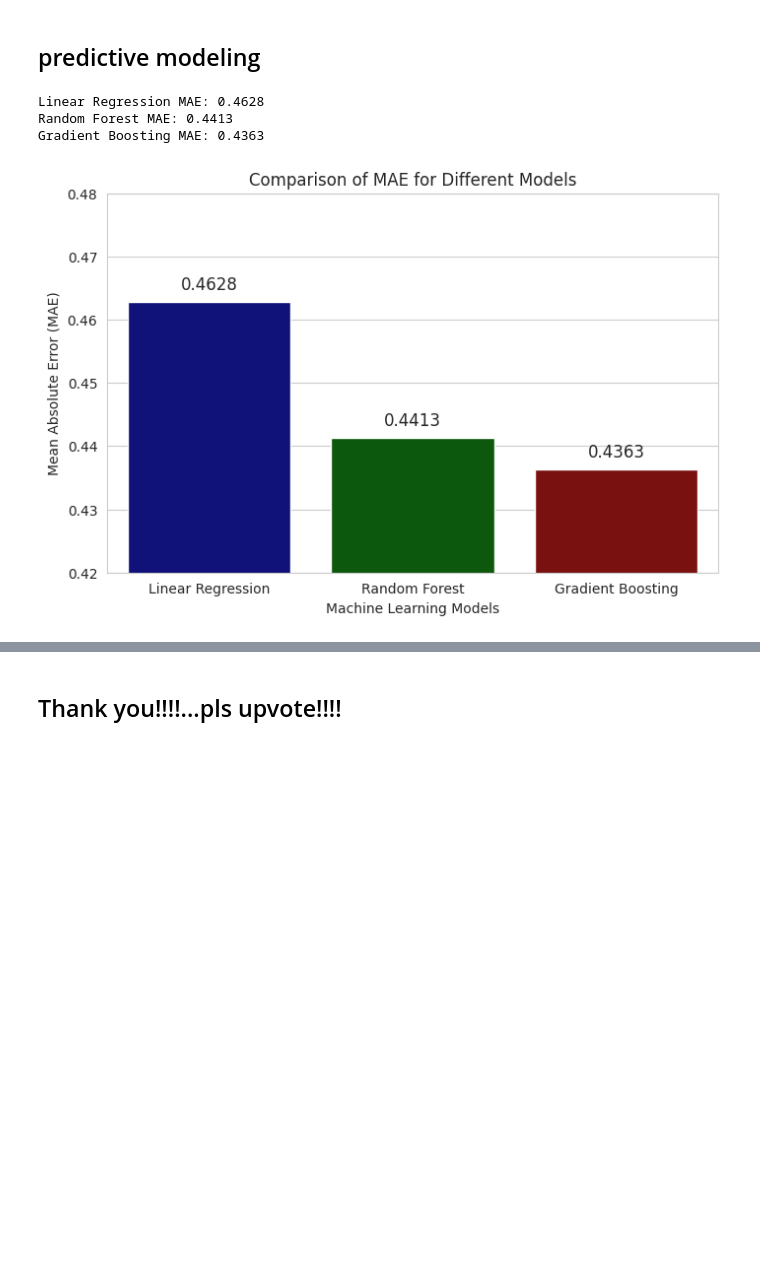
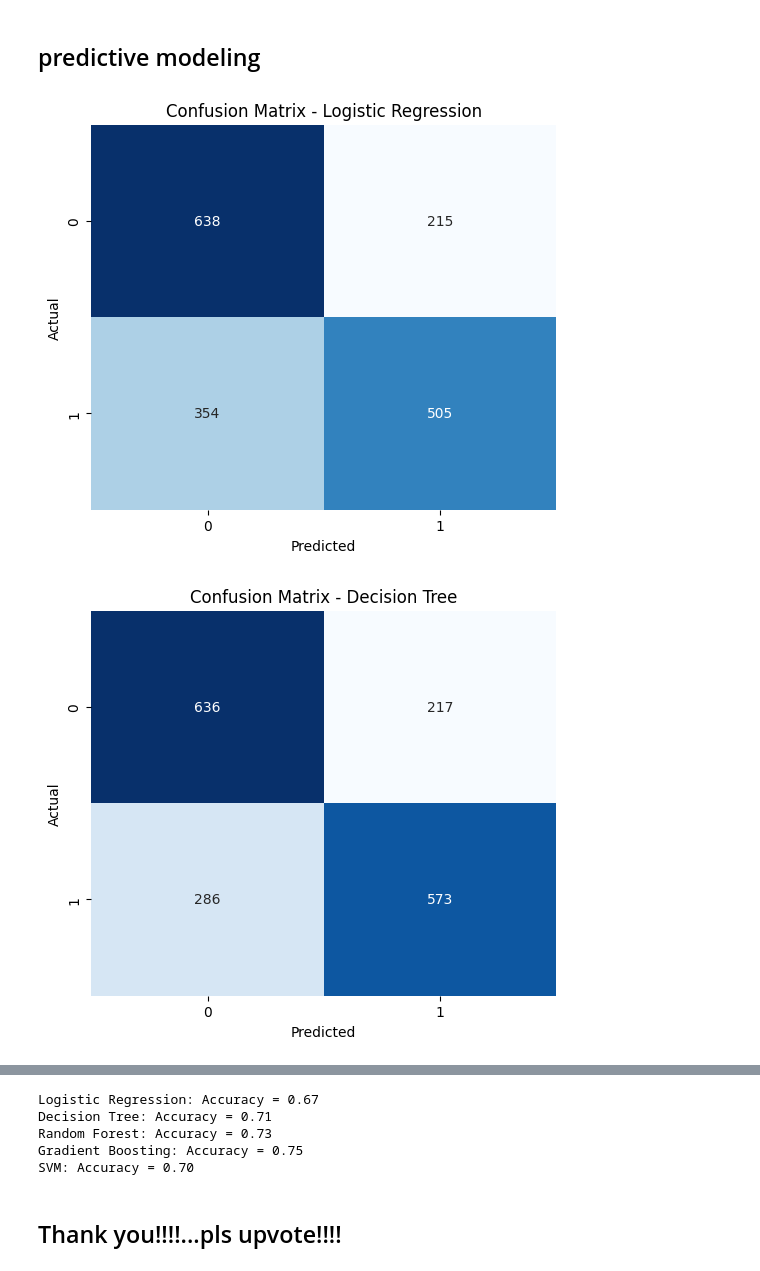
Before and after one commit to lalitssonawane/ineuron-internship, a Jupyter notebook: tmdb-top-rated-movies-dataset-ml.ipynb, the cells around one changed output, grey strips where cells are left out. Saved outputs shown, nothing was run; the diff lists cells and outputs as text; code cells hidden in the pictures; blank space fills up the shorter version.

```diff
--- a/tmdb-top-rated-movies-dataset-ml.ipynb
+++ b/tmdb-top-rated-movies-dataset-ml.ipynb
@@ -249,2 +248,0 @@ df['release_year'] = pd.to_datetime(df['release_date'], errors='coerce').dt.year
-# %%
-df.drop(columns=['id', 'release_date'], inplace=True)
@@ -275,36 +274,25 @@ models = {
 }
-# %%
-# Train and evaluate models
-for name, model in models.items():
-    model.fit(X_train, y_train)
-    y_pred = model.predict(X_test)
-    mae = mean_absolute_error(y_test, y_pred)
-    print(f"{name} MAE: {mae:.4f}")
-# %% [output]
-Linear Regression MAE: 0.4628
-Random Forest MAE: 0.4413
-Gradient Boosting MAE: 0.4363
-# %%
-models = ["Linear Regression", "Random Forest", "Gradient Boosting"]
-mae_scores = [0.4628, 0.4413, 0.4363]
-
-# Set style
-sns.set_style("whitegrid")
-
-# Create bar plot
-plt.figure(figsize=(8, 5))
-sns.barplot(x=models, y=mae_scores, palette=["darkblue", "darkgreen", "darkred"])
-
-# Add labels and title
-plt.xlabel("Machine Learning Models")
-plt.ylabel("Mean Absolute Error (MAE)")
-plt.title("Comparison of MAE for Different Models")
-
-# Display values on bars
-for i, v in enumerate(mae_scores):
-    plt.text(i, v + 0.002, f"{v:.4f}", ha="center", fontsize=12)
-
-plt.ylim(0.42, 0.48)  # Adjust y-axis for better visibility
-plt.show()
-# %% [output]
-[figure, removed]
+# %%
+# Train and evaluate models
+results = {}
+for name, model in models.items():
+    model.fit(X_train, y_train)
+    y_pred = model.predict(X_test)
+    accuracy = accuracy_score(y_test, y_pred)
+    results[name] = accuracy
+
+    # Confusion Matrix
+    cm = confusion_matrix(y_test, y_pred)
+    plt.figure(figsize=(6, 5))
+    sns.heatmap(cm, annot=True, fmt='d', cmap='Blues', cbar=False)
+    plt.xlabel('Predicted')
+    plt.ylabel('Actual')
+    plt.title(f'Confusion Matrix - {name}')
+    plt.show()
+
+# Print accuracy results
+for name, acc in results.items():
+    print(f'{name}: Accuracy = {acc:.2f}')
+# %% [output]
+[figure, added]
+[figure, added]
@@ -311,2 +302,7 @@ plt.show()
+Logistic Regression: Accuracy = 0.67
+Decision Tree: Accuracy = 0.71
+Random Forest: Accuracy = 0.73
+Gradient Boosting: Accuracy = 0.75
+SVM: Accuracy = 0.70
 # %% [markdown]
 ## Thank you!!!!...pls upvote!!!!
```
Also changed, not shown: parts of 12 cells of this notebook.
